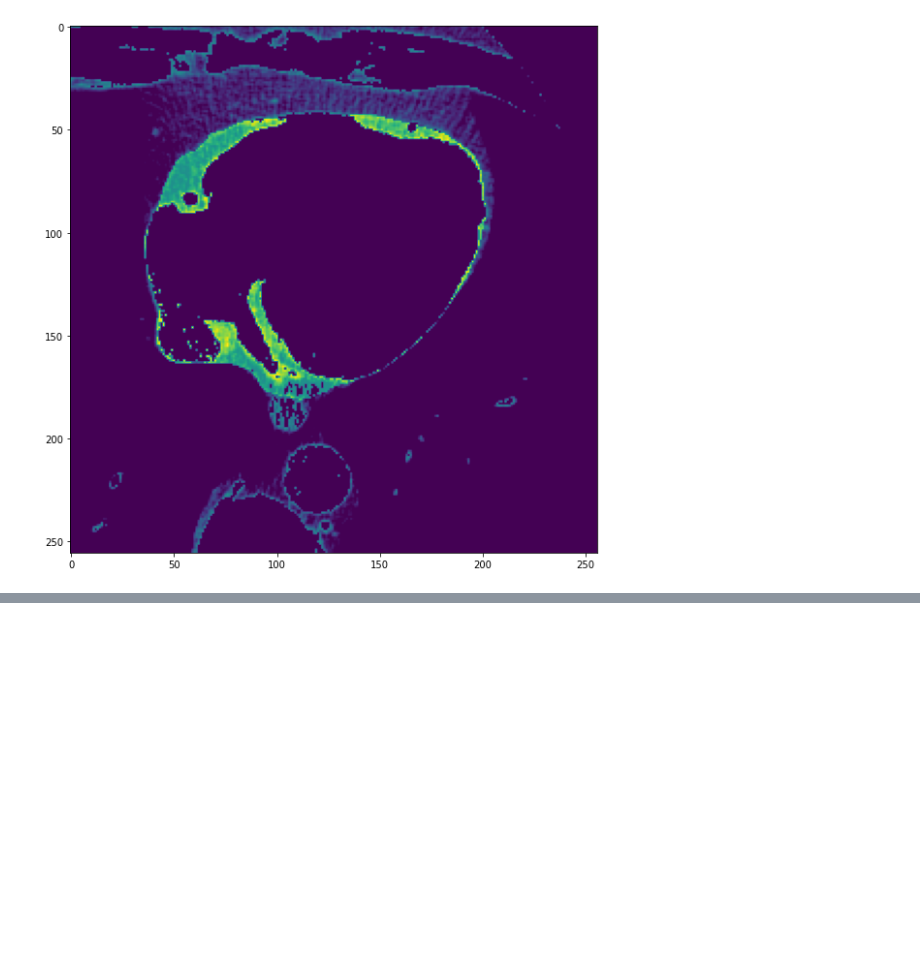
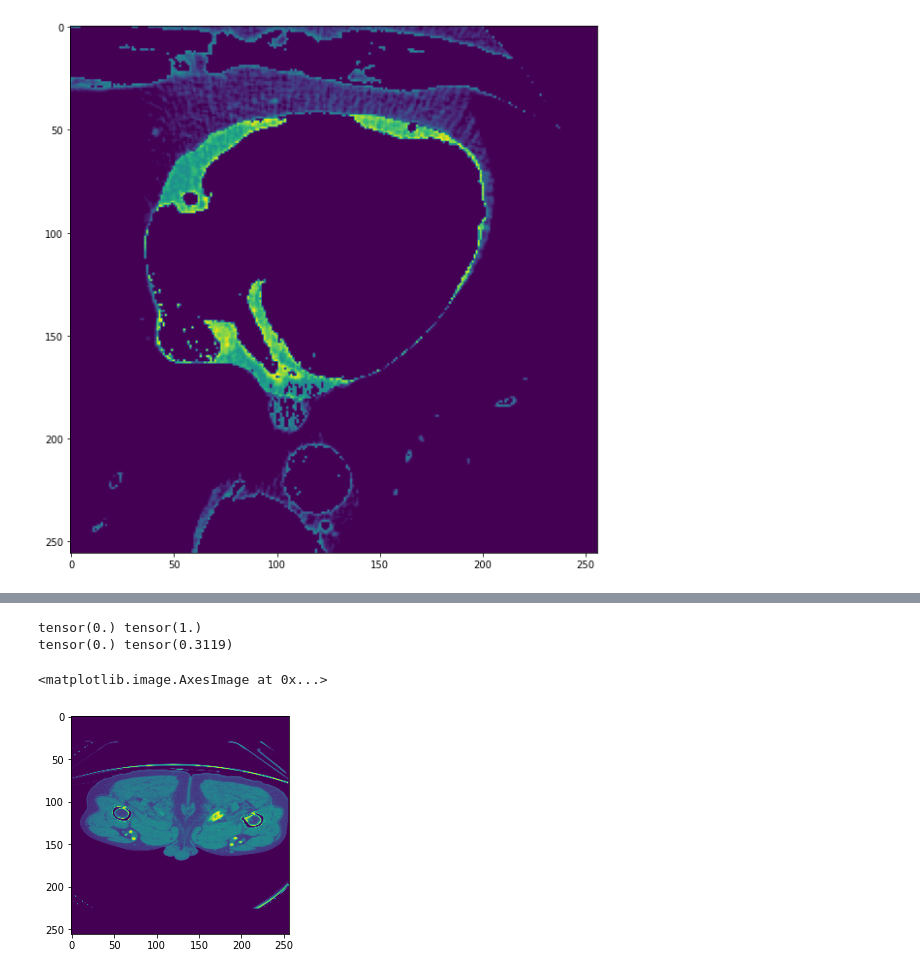
Before and after one commit to marinbenc/domain-specific-transforms, a Jupyter notebook: scratchpad.ipynb, the cells around one changed output, grey strips where cells are left out. Cells and saved outputs as stored; diff of their text form; code cells hidden in the pictures; blank space fills up the shorter version.

```diff
--- a/scratchpad.ipynb
+++ b/scratchpad.ipynb
@@ -47,0 +69,28 @@ plt.show()
+# %%
+import torch
+import torch.nn as nn
+
+def sigmoid(x, k=10):
+  return torch.nn.Sigmoid()(x)
+
+theta = torch.tensor([[0.3, 0.4]])
+x = aorta_dataset[0][0].unsqueeze(0)
+print(x.min(), x.max())
+
+alpha = 4
+
+#plt.imshow(sigmoid((x - theta[:, 0].view(-1, 1, 1, 1))).squeeze().numpy())
+x = x * sigmoid(alpha * (x - theta[:, 0].view(-1, 1, 1, 1)))
+# normalize x to [0, 1]
+x = x * (1 - sigmoid(alpha * (x - theta[:, 1].view(-1, 1, 1, 1))))
+# x = (x - x.min()) / (x.max() - x.min())
+# x = 1 - sigmoid((-x + theta[:, 1].view(-1, 1, 1, 1)))
+# x = (x - x.min()) / (x.max() - x.min())
+normalized = (x - x.min()) / (x.max() - x.min())
+print(x.min(), x.max())
+plt.imshow(x.squeeze().numpy())
+# %% [output]
+tensor(0.) tensor(1.)
+tensor(0.) tensor(0.3119)
+<matplotlib.image.AxesImage at 0x...>
+[figure, added]
```
Also changed, not shown: parts of 5 cells of this notebook, 8 other files.
